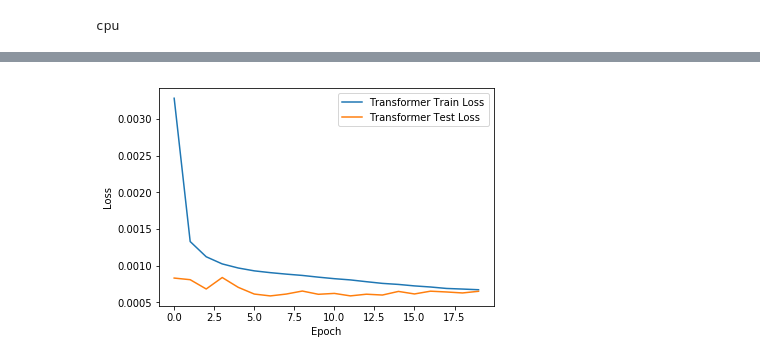
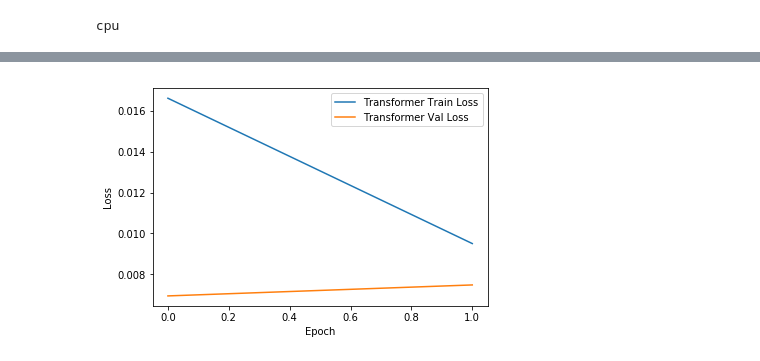
Before and after one commit to JvThunder/mlda-barn-2024, a Jupyter notebook: train_imitation.ipynb, the cells around one changed output, grey strips where cells are left out. Cells and saved outputs as stored; diff of their text form; code cells hidden in the pictures.

Commit message:
change train imitation

```diff
--- a/train_imitation.ipynb
+++ b/train_imitation.ipynb
@@ -197,9 +225,9 @@ class CNNModel(nn.Module):
         return feat
 # %%
 # Initialize the model
-num_lidar_features = train_dataset.lidar_data.shape[-1]
-num_non_lidar_features = train_dataset.non_lidar_data.shape[-1]
-num_actions = train_dataset.actions_data.shape[-1]
+num_lidar_features = len(train_dataset.lidar_cols)
+num_non_lidar_features = len(train_dataset.non_lidar_cols)
+num_actions = len(train_dataset.actions_cols)
 model = CNNModel(num_lidar_features, num_non_lidar_features, num_actions)
 
 # Define the loss function and optimizer
@@ -263,19 +291,19 @@ def test_model(model, test_loader, loss_fn):
     return sum(losses)/len(losses)
 # %%
 import sys
-NUM_EPOCHS = 30
+NUM_EPOCHS = 2
 
-random_test_loss = test_model(model, test_loader, loss_fn)
-print("Random test loss:", random_test_loss)
+random_val_loss = test_model(model, val_loader, loss_fn)
+print("Random val loss:", random_val_loss)
 sys.stdout.flush()
 
 cnn_train_losses = []
-cnn_test_losses = []
+cnn_val_losses = []
 for epoch in range(NUM_EPOCHS):
     train_loss = train_model(model, train_loader, loss_fn, optimizer)
-    test_loss = test_model(model, test_loader, loss_fn)
+    test_loss = test_model(model, val_loader, loss_fn)
     cnn_train_losses.append(train_loss)
-    cnn_test_losses.append(test_loss)
-    print(f"Epoch {epoch+1}/{NUM_EPOCHS} | Train Loss: {train_loss} | Test Loss: {test_loss}")
+    cnn_val_losses.append(test_loss)
+    print(f"Epoch {epoch+1}/{NUM_EPOCHS} | Train Loss: {train_loss} | Val Loss: {test_loss}")
     sys.stdout.flush()
 # %% [output]
@@ -364,9 +390,9 @@ class TransformerModel(nn.Module):
         return actions
 # %%
 # Initialize the model
-num_lidar_features = train_dataset.lidar_data.shape[1]
-num_non_lidar_features = train_dataset.non_lidar_data.shape[1]
-num_actions = train_dataset.actions_data.shape[1]
+num_lidar_features = len(train_dataset.lidar_cols)
+num_non_lidar_features = len(train_dataset.non_lidar_cols)
+num_actions = len(train_dataset.actions_cols)
 model = TransformerModel(num_lidar_features, num_non_lidar_features, num_actions)
 
 # Define the loss function and optimizer
@@ -382,18 +408,18 @@ print(device)
 cpu
 # %%
 import sys
-NUM_EPOCHS = 30
+NUM_EPOCHS = 2
 
-random_test_loss = test_model(model, test_loader, loss_fn)
-print("Random test loss:", random_test_loss)
+random_val_loss = test_model(model, val_loader, loss_fn)
+print("Random val loss:", random_val_loss)
 
 transformer_train_losses = []
-transformer_test_losses = []
+transformer_val_losses = []
 for epoch in range(NUM_EPOCHS):
     train_loss = train_model(model, train_loader, loss_fn, optimizer)
-    test_loss = test_model(model, test_loader, loss_fn)
+    val_loss = test_model(model, val_loader, loss_fn)
     transformer_train_losses.append(train_loss)
-    transformer_test_losses.append(test_loss)
-    print(f"Epoch {epoch+1}/{NUM_EPOCHS} | Train Loss: {train_loss} | Test Loss: {test_loss}")
+    transformer_val_losses.append(val_loss)
+    print(f"Epoch {epoch+1}/{NUM_EPOCHS} | Train Loss: {train_loss} | Val Loss: {test_loss}")
     sys.stdout.flush()
 # %% [output]
@@ -413,15 +429,15 @@ Epoch 11/20 | Train Loss: 0.0008217170759018723 | Test Loss: 0.00062077361649297
 # %%
 # plot the loss
 import matplotlib.pyplot as plt
 
 plt.plot(transformer_train_losses, label='Transformer Train Loss')
-plt.plot(transformer_test_losses, label='Transformer Test Loss')
+plt.plot(transformer_val_losses, label='Transformer Val Loss')
 plt.xlabel('Epoch')
 plt.ylabel('Loss')
 plt.legend()
 plt.show();
 # %% [output]
-[figure, old version]
+[figure, new version]
 # %%
 # save the model
 torch.save(model.state_dict(), 'model/transformer_model.pth')
```
Also changed, not shown: parts of 12 cells of this notebook, 1 other file.
